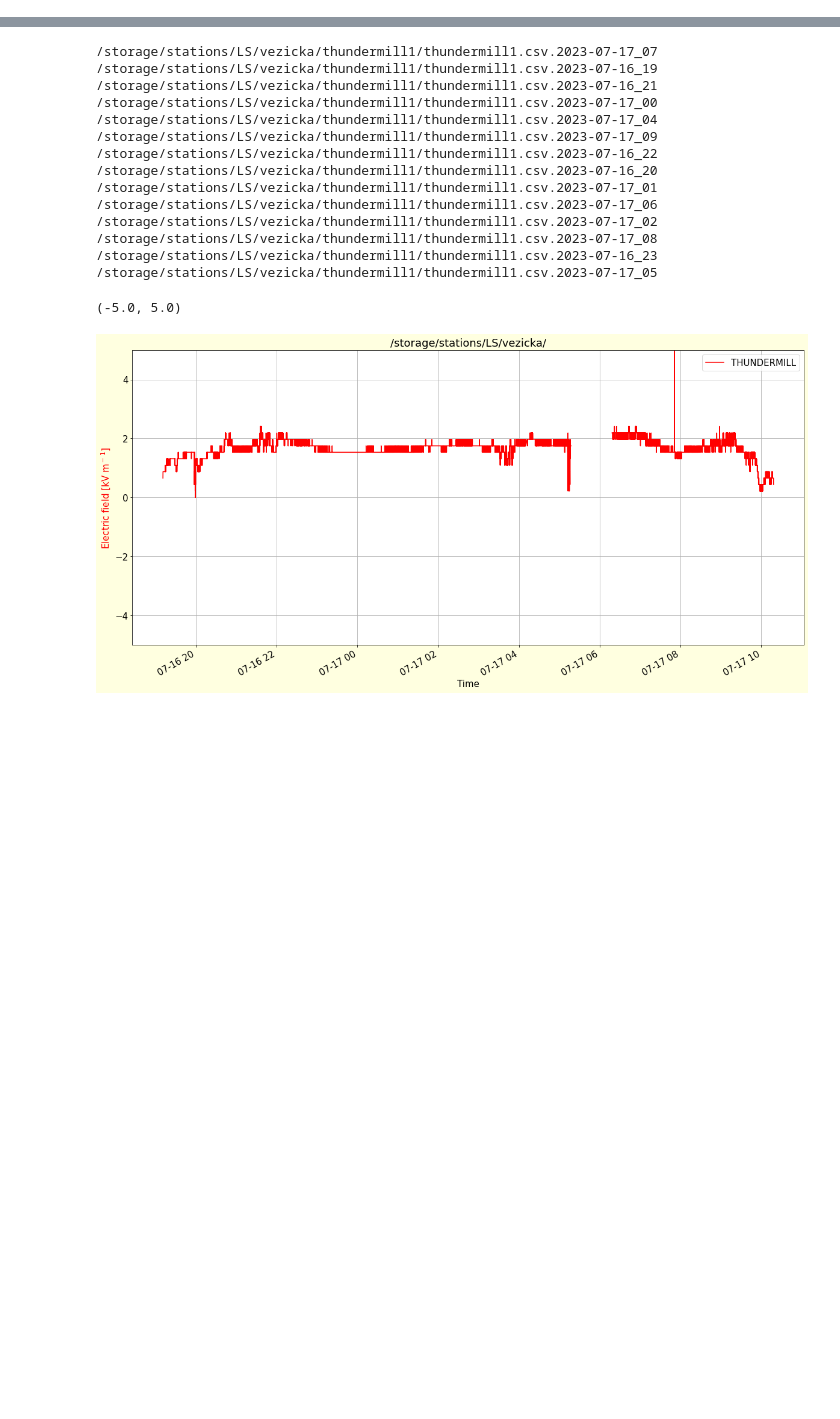
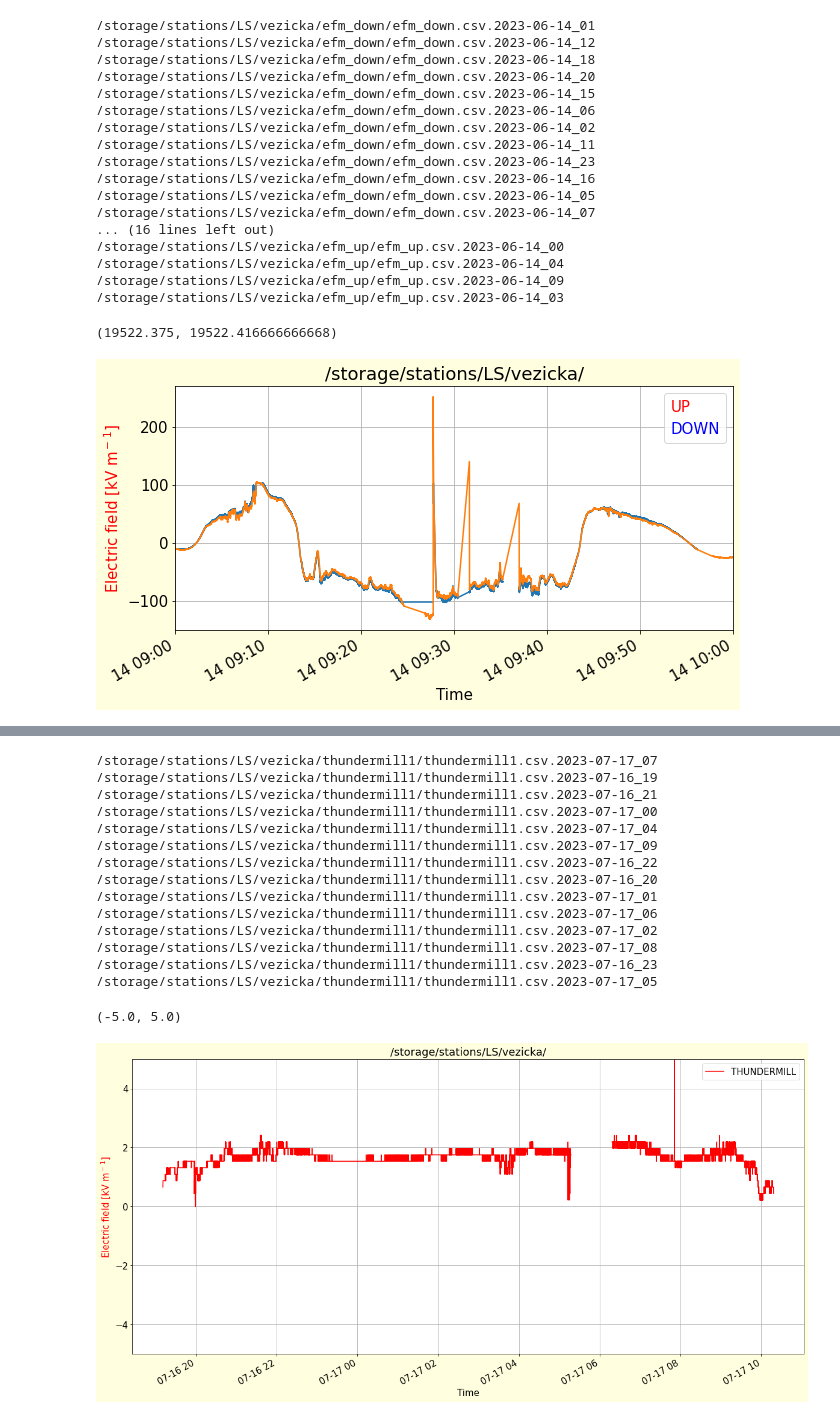
Before and after one commit to ODZ-UJF-AV-CR/LSvezicka, a Jupyter notebook: notebooks/EFM.ipynb, the cells around one changed output, grey strips where cells are left out. Drawn from its saved outputs; the diff is of its cells as text; code cells hidden in the pictures; blank space fills up the shorter version.

```diff
--- a/notebooks/EFM.ipynb
+++ b/notebooks/EFM.ipynb
@@ -74,0 +79,72 @@ plt.ylim(-2,2)
+# %%
+ftt = glob.iglob(fto+"/**/efm*.csv.2023-08-30*") # event do prezentace TEPA
+ftt = glob.iglob(fto+"/**/efm*.csv.2023-06-14*") # mega event
+
+plt.figure(figsize=(10,5), facecolor='lightyellow')
+matplotlib.rcParams.update({'font.size': 15})
+
+up = pd.DataFrame()
+down = pd.DataFrame()
+
+for f in ftt:
+    print(f)
+    l=[]
+    l.extend(range(0,4))
+
+    df = pd.read_csv(f, sep=',', header=None, names=l, comment='*', low_memory=False, on_bad_lines='skip')
+
+    if 'up' in f:
+        label = 'UP'
+        color = 'red'
+        factor = 5
+    else:
+        label = 'DOWN'
+        color = 'blue'
+        factor = 20 #5
+
+
+    df['field'] = df[1].str.replace('$', '', regex=False)
+    df['time'] = pd.to_datetime(df[0],unit='s')
+    df.set_index('time', inplace=True, drop=False)
+    df['field'] = pd.to_numeric(df['field'], errors='coerce') * factor
+
+    if 'up' in f:
+        up = pd.concat([up,df])
+    else:
+        down = pd.concat([down,df])
+
+(up['field']).plot(label='UP')
+(down['field']).plot(label='down')
+plt.ylabel('Electric field [kV m$^-$$^1$]', color='red')
+plt.title(fto)
+#plt.legend()
+plt.legend(['UP','DOWN'], labelcolor=['red','blue'], handlelength=0, handletextpad=0, fancybox=True)
+plt.grid(which='both')
+plt.xlabel('Time')
+#plt.yscale('symlog')
+
+#plt.ylim(-50,50)
+#plt.ylim(-2,2)
+#plt.xlim('2023-05-29 21:00','2023-05-29 23:59')
+#plt.xlim('2023-08-30 15:00','2023-08-30 21:30') # event do prezentace TEPA
+plt.xlim('2023-06-14 09:00','2023-06-14 10:00') # mega event
+# %% [output]
+/storage/stations/LS/vezicka/efm_down/efm_down.csv.2023-06-14_01
+/storage/stations/LS/vezicka/efm_down/efm_down.csv.2023-06-14_12
+/storage/stations/LS/vezicka/efm_down/efm_down.csv.2023-06-14_18
+/storage/stations/LS/vezicka/efm_down/efm_down.csv.2023-06-14_20
+/storage/stations/LS/vezicka/efm_down/efm_down.csv.2023-06-14_15
+/storage/stations/LS/vezicka/efm_down/efm_down.csv.2023-06-14_06
+/storage/stations/LS/vezicka/efm_down/efm_down.csv.2023-06-14_02
+/storage/stations/LS/vezicka/efm_down/efm_down.csv.2023-06-14_11
+/storage/stations/LS/vezicka/efm_down/efm_down.csv.2023-06-14_23
+/storage/stations/LS/vezicka/efm_down/efm_down.csv.2023-06-14_16
+/storage/stations/LS/vezicka/efm_down/efm_down.csv.2023-06-14_05
+/storage/stations/LS/vezicka/efm_down/efm_down.csv.2023-06-14_07
+... (16 lines left out)
+/storage/stations/LS/vezicka/efm_up/efm_up.csv.2023-06-14_00
+/storage/stations/LS/vezicka/efm_up/efm_up.csv.2023-06-14_04
+/storage/stations/LS/vezicka/efm_up/efm_up.csv.2023-06-14_09
+/storage/stations/LS/vezicka/efm_up/efm_up.csv.2023-06-14_03
+(19522.375, 19522.416666666668)
+[figure, added]
```
Also changed, not shown: parts of 20 cells of this notebook.
